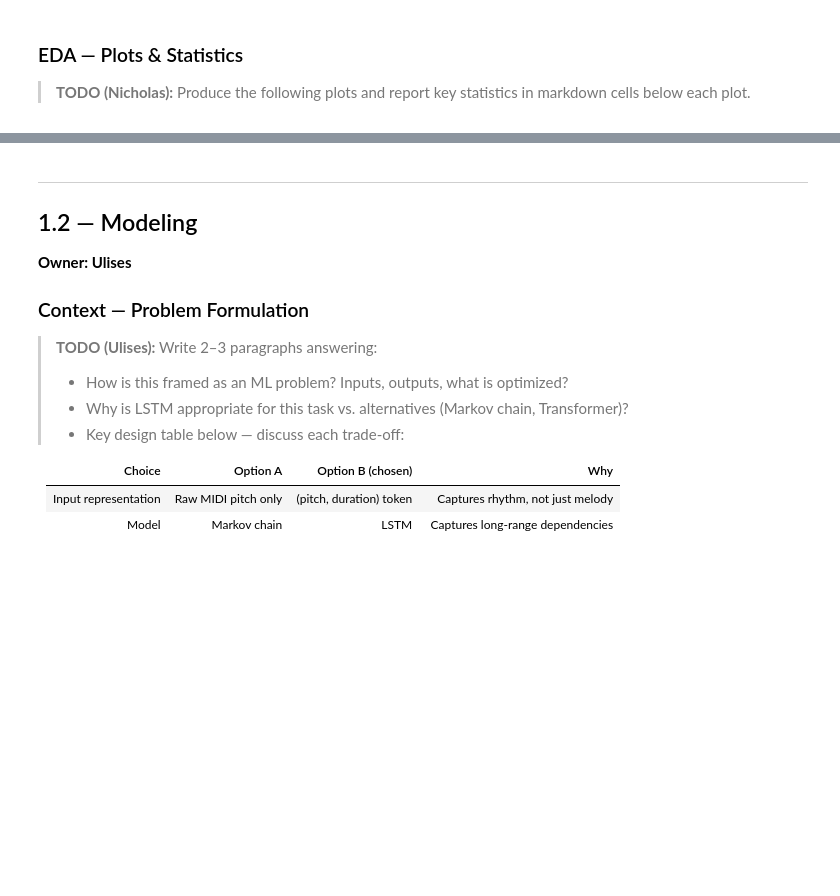
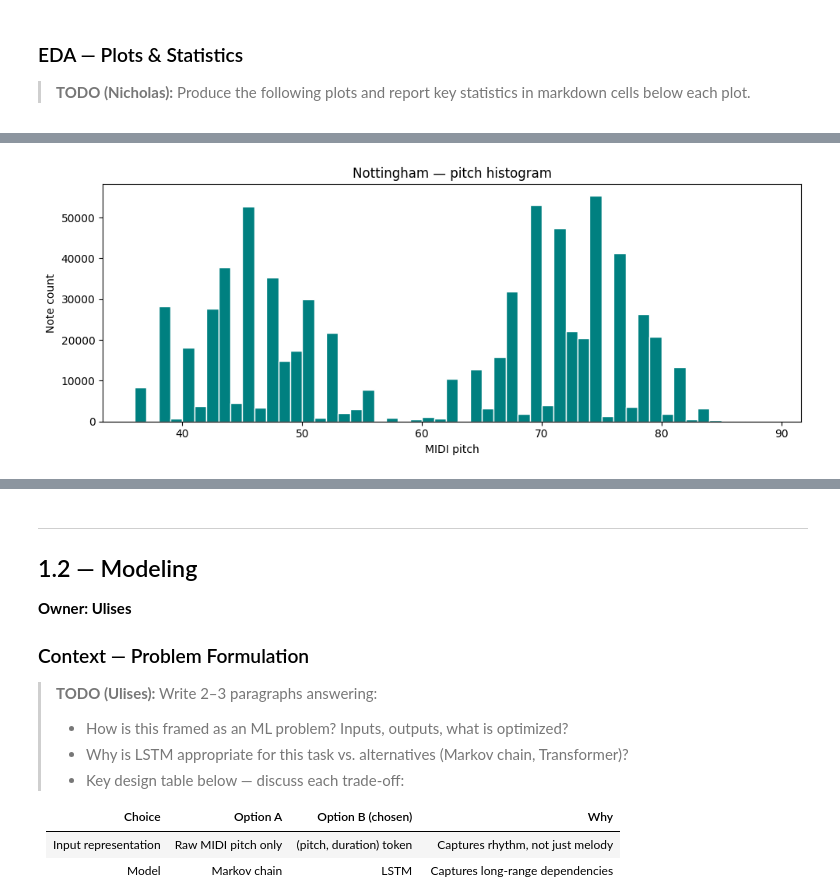
Before and after one commit to ulises0516/CSE153R-Assignment2, a Jupyter notebook: simple_notebook.ipynb, the cells around one changed output, grey strips where cells are left out. Saved outputs shown, nothing was run; the diff lists cells and outputs as text; code cells hidden in the pictures; blank space fills up the shorter version.

```diff
--- a/simple_notebook.ipynb
+++ b/simple_notebook.ipynb
@@ -94,0 +69,16 @@ NOTTINGHAM_DIR = 'data/nottingham/'  # update this path
+# %%
+from pathlib import Path
+
+# --- Task 1 paths ---
+NOTTINGHAM_DIR = '/Users/joshuachen/Downloads/assignment2/nottingham-dataset/MIDI'
+
+def find_midi_files(root_dir):
+    root = Path(root_dir)
+    if not root.exists():
+        return []
+    return sorted(str(p) for p in root.rglob('*.mid') if p.is_file())
+
+midi_files = find_midi_files(NOTTINGHAM_DIR)
+print(f'Nottingham MIDI files found: {len(midi_files)}')
+if len(midi_files) == 0:
+    print('No MIDI files found — check NOTTINGHAM_DIR.')
@@ -117,0 +213,15 @@ pass
+# %%
+if len(all_sequences) == 0:
+    print('No data for pitch histogram.')
+else:
+    pitches = [p for seq in all_sequences for p, _ in seq]
+    plt.figure(figsize=(10, 4))
+    plt.hist(pitches, bins=range(min(pitches), max(pitches) + 2),
+             color='teal', edgecolor='white')
+    plt.xlabel('MIDI pitch')
+    plt.ylabel('Note count')
+    plt.title('Nottingham — pitch histogram')
+    plt.tight_layout()
+    plt.show()
+# %% [output]
+[figure, added]
```
Also changed, not shown: parts of 40 cells of this notebook.
